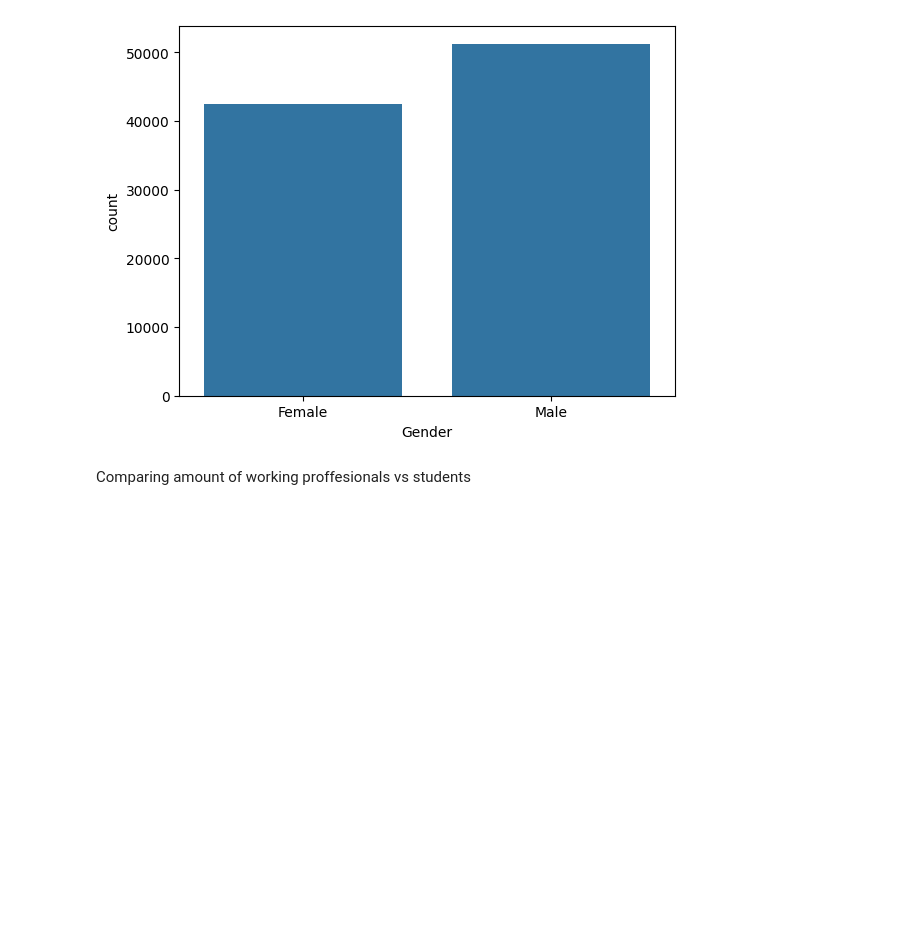
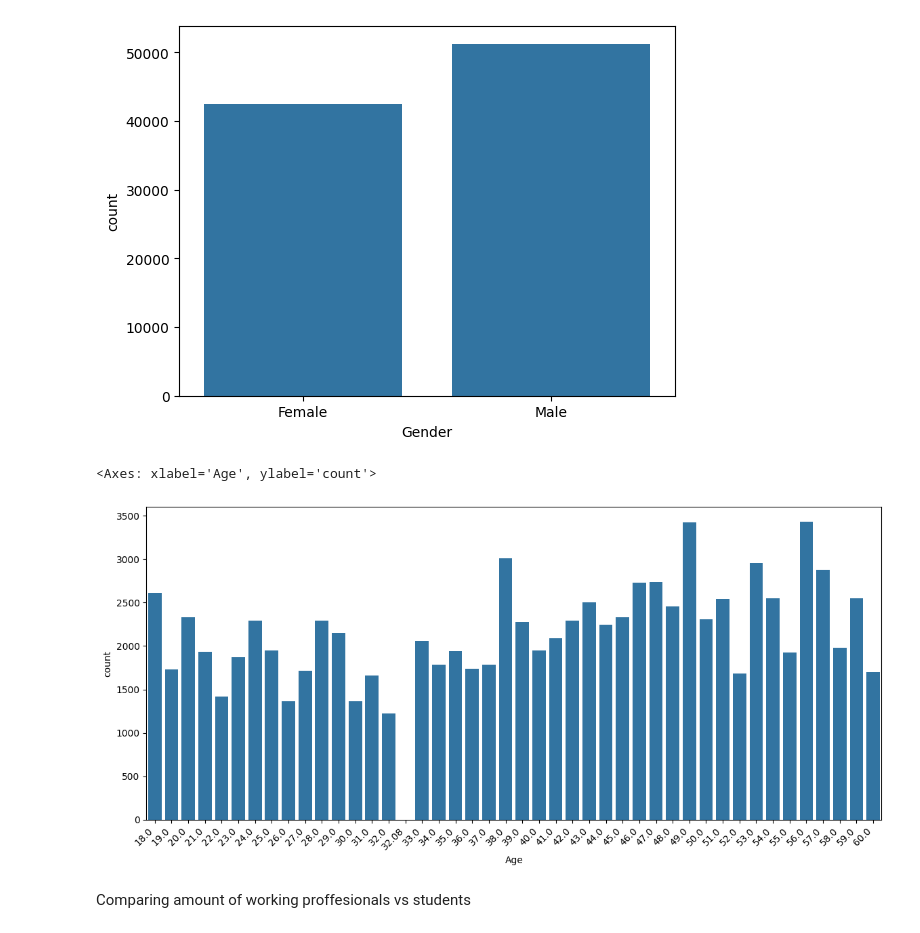
Before and after one commit to angiem25/PredictMentalHealth, a Jupyter notebook: test.ipynb, the cells around one changed output. Saved outputs shown, nothing was run; the diff lists cells and outputs as text; code cells hidden in the pictures; blank space fills up the shorter version.

Commit message:
barplot for age

```diff
--- a/test.ipynb
+++ b/test.ipynb
@@ -130,6 +130,16 @@ sns.barplot(data=df_gender.size().reset_index(name='count'), x='Gender', y='coun
 # %% [output]
 <Axes: xlabel='Gender', ylabel='count'>
 [figure]
+# %%
+df_age = df_test.groupby("Age")
+
+plt.figure(figsize=(14, 6))
+plt.xticks(rotation=45, ha='right')
+
+sns.barplot(data=df_age.size().reset_index(name='count'), x='Age', y='count')
+# %% [output]
+<Axes: xlabel='Age', ylabel='count'>
+[figure, added]
 # %% [markdown]
 Comparing amount of working proffesionals vs students
 # %%
```
Also changed, not shown: parts of 1 cell of this notebook.
